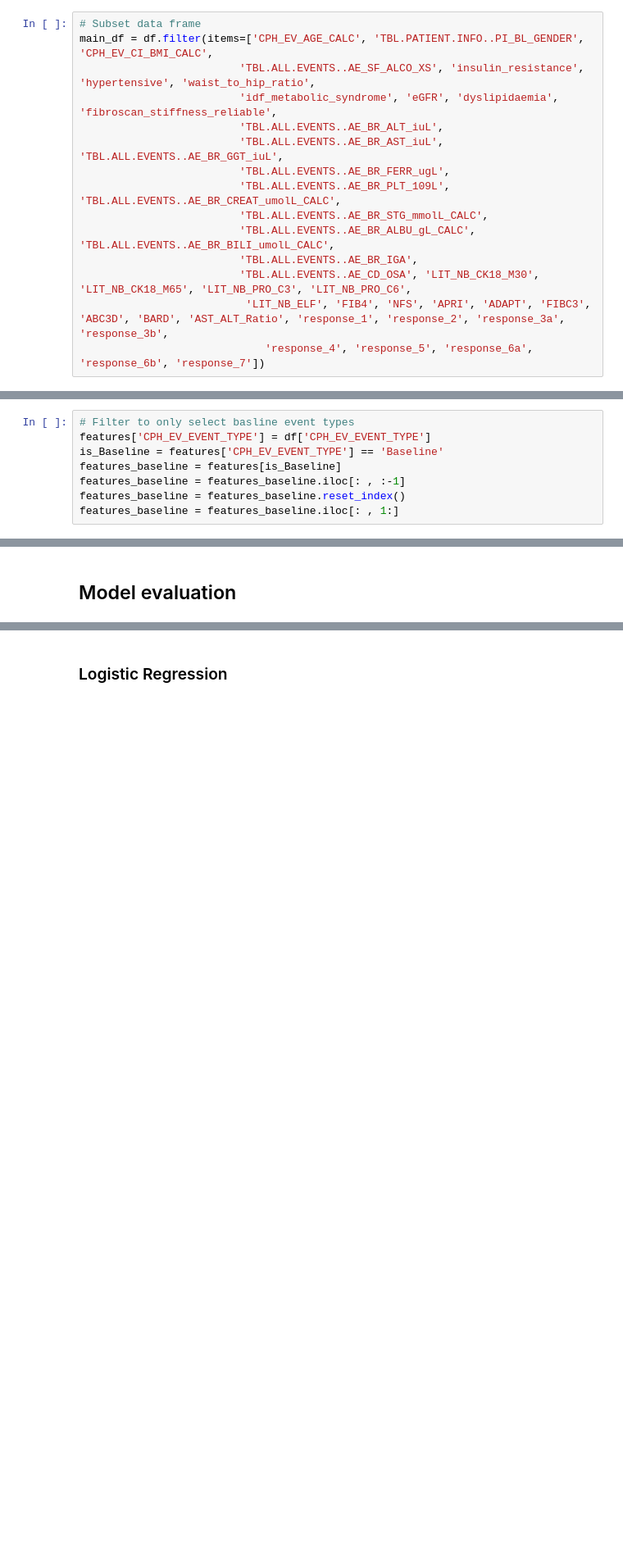
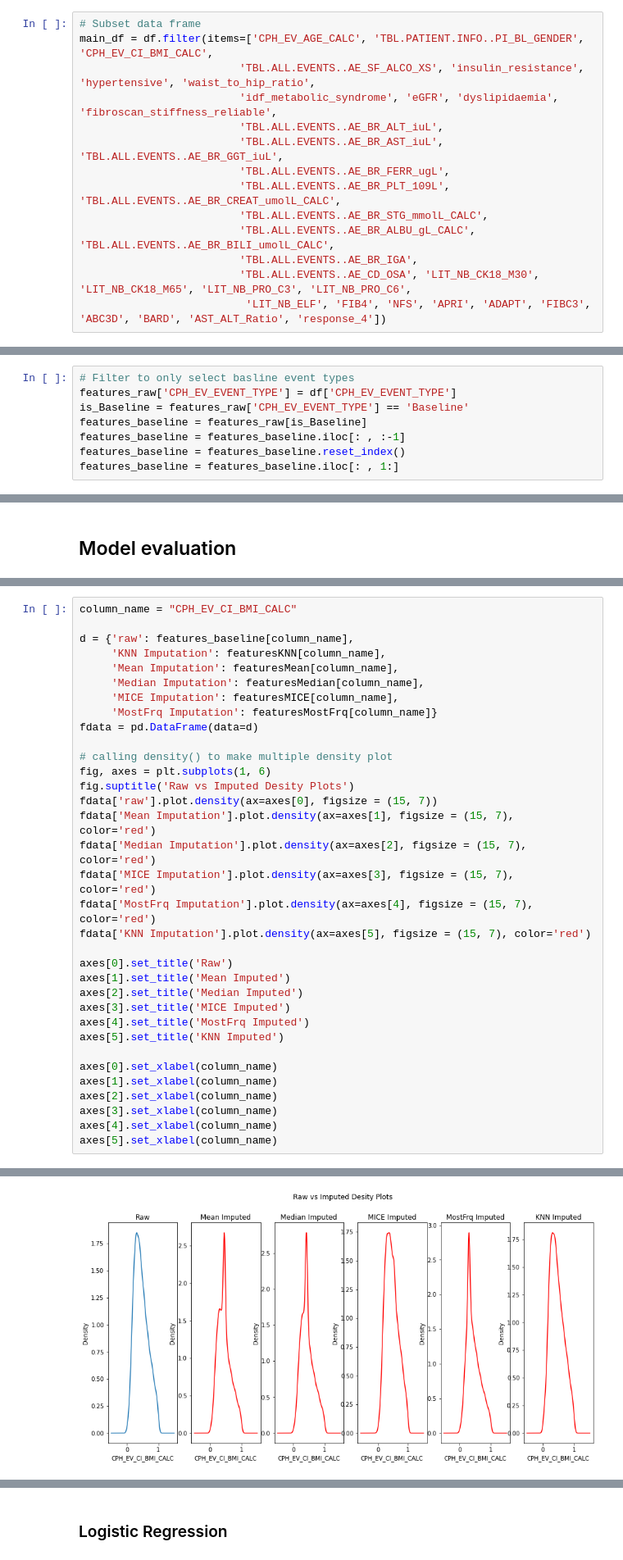
Before and after one commit to LBncl/AmazonMLInterviewQuestion, a Jupyter notebook: NAFLD.ipynb, the cells around one changed output, grey strips where cells are left out. Shown at 82% size. Drawn from its saved outputs; the diff is of its cells as text; blank space fills up the shorter version.

```diff
--- a/NAFLD.ipynb
+++ b/NAFLD.ipynb
@@ -32,7 +32,6 @@ main_df = df.filter(items=['CPH_EV_AGE_CALC', 'TBL.PATIENT.INFO..PI_BL_GENDER',
                          'TBL.ALL.EVENTS..AE_BR_ALBU_gL_CALC', 'TBL.ALL.EVENTS..AE_BR_BILI_umolL_CALC',
                          'TBL.ALL.EVENTS..AE_BR_IGA',
                          'TBL.ALL.EVENTS..AE_CD_OSA', 'LIT_NB_CK18_M30', 'LIT_NB_CK18_M65', 'LIT_NB_PRO_C3', 'LIT_NB_PRO_C6',
-                          'LIT_NB_ELF', 'FIB4', 'NFS', 'APRI', 'ADAPT', 'FIBC3', 'ABC3D', 'BARD', 'AST_ALT_Ratio', 'response_1', 'response_2', 'response_3a', 'response_3b',
-                             'response_4', 'response_5', 'response_6a', 'response_6b', 'response_7'])
+                          'LIT_NB_ELF', 'FIB4', 'NFS', 'APRI', 'ADAPT', 'FIBC3', 'ABC3D', 'BARD', 'AST_ALT_Ratio', 'response_4'])
 # %%
 main_df.describe()
@@ -56,8 +87,8 @@ features.dtypes
 # %%
 # Filter to only select basline event types
-features['CPH_EV_EVENT_TYPE'] = df['CPH_EV_EVENT_TYPE']
-is_Baseline = features['CPH_EV_EVENT_TYPE'] == 'Baseline'
-features_baseline = features[is_Baseline]
+features_raw['CPH_EV_EVENT_TYPE'] = df['CPH_EV_EVENT_TYPE']
+is_Baseline = features_raw['CPH_EV_EVENT_TYPE'] == 'Baseline'
+features_baseline = features_raw[is_Baseline]
 features_baseline = features_baseline.iloc[: , :-1]
 features_baseline = features_baseline.reset_index()
 features_baseline = features_baseline.iloc[: , 1:]
@@ -150,3 +175,38 @@ featuresMostFrq = featuresMostFrq.apply(pd.to_numeric)
 # Create list of all imputation strategies
 imputed_features = [featuresKNN,featuresMean,featuresMedian,featuresMICE,featuresMostFrq]
 imputed_features_names = ['featuresKNN','featuresMean','featuresMedian','featuresMICE','featuresMostFrq']
+# %%
+column_name = "CPH_EV_CI_BMI_CALC"
+
+d = {'raw': features_baseline[column_name],
+     'KNN Imputation': featuresKNN[column_name],
+     'Mean Imputation': featuresMean[column_name],
+     'Median Imputation': featuresMedian[column_name],
+     'MICE Imputation': featuresMICE[column_name],
+     'MostFrq Imputation': featuresMostFrq[column_name]}
+fdata = pd.DataFrame(data=d)
+
+# calling density() to make multiple density plot
+fig, axes = plt.subplots(1, 6)
+fig.suptitle('Raw vs Imputed Desity Plots')
+fdata['raw'].plot.density(ax=axes[0], figsize = (15, 7))
+fdata['Mean Imputation'].plot.density(ax=axes[1], figsize = (15, 7), color='red')
+fdata['Median Imputation'].plot.density(ax=axes[2], figsize = (15, 7), color='red')
+fdata['MICE Imputation'].plot.density(ax=axes[3], figsize = (15, 7), color='red')
+fdata['MostFrq Imputation'].plot.density(ax=axes[4], figsize = (15, 7), color='red')
+fdata['KNN Imputation'].plot.density(ax=axes[5], figsize = (15, 7), color='red')
+
+axes[0].set_title('Raw')
+axes[1].set_title('Mean Imputed')
+axes[2].set_title('Median Imputed')
+axes[3].set_title('MICE Imputed')
+axes[4].set_title('MostFrq Imputed')
+axes[5].set_title('KNN Imputed')
+
+axes[0].set_xlabel(column_name)
+axes[1].set_xlabel(column_name)
+axes[2].set_xlabel(column_name)
+axes[3].set_xlabel(column_name)
+axes[4].set_xlabel(column_name)
+axes[5].set_xlabel(column_name)
+# %% [output]
@@ -153,2 +214,3 @@ imputed_features_names = ['featuresKNN','featuresMean','featuresMedian','feature
+[figure, added]
 # %%
 # Pull response from data frame with only baseline observations
```
Also changed, not shown: parts of 19 cells of this notebook.
